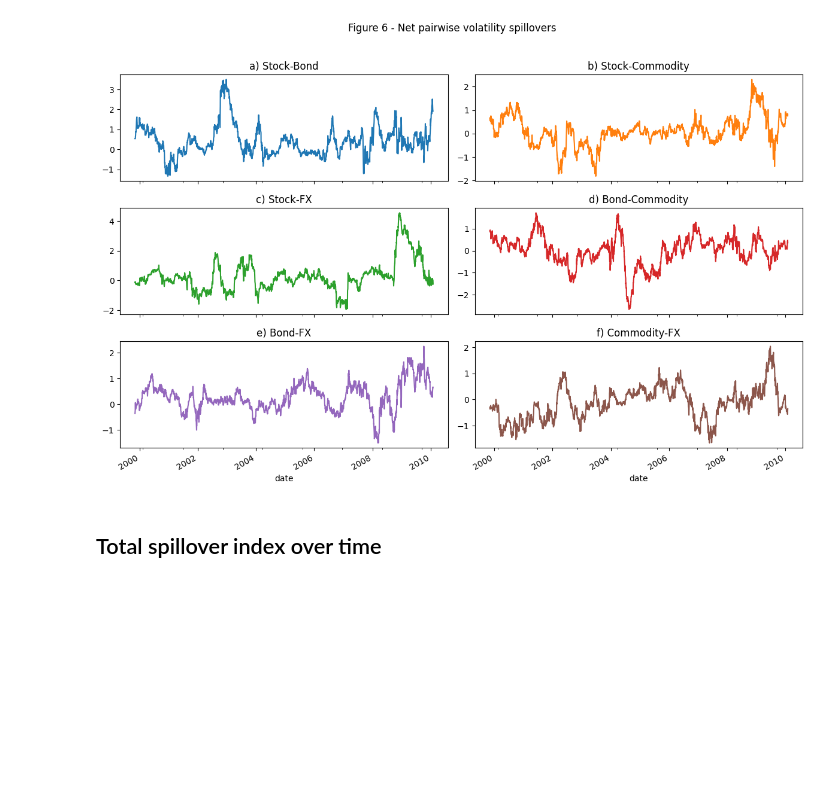
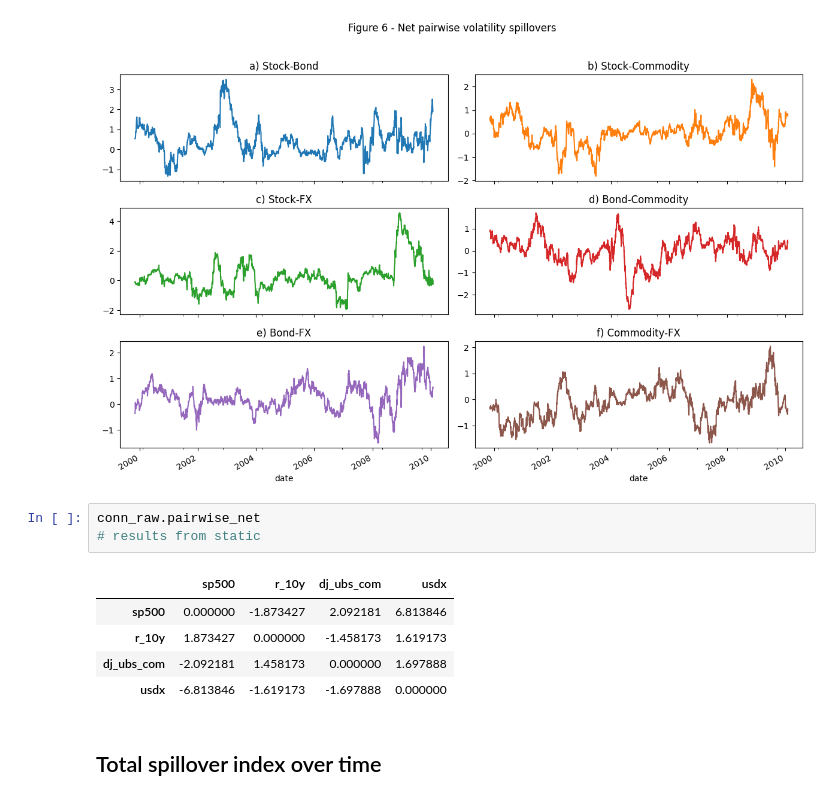
Before and after one commit to zstoi/PyConnectedness, a Jupyter notebook: examples/replicate_dy2012 - Kopie.ipynb, the cells around one changed output. Cells and saved outputs as stored; diff of their text form; blank space fills up the shorter version.

```diff
--- a/examples/replicate_dy2012 - Kopie.ipynb
+++ b/examples/replicate_dy2012 - Kopie.ipynb
@@ -208,6 +209,15 @@ plt.suptitle("Figure 6 - Net pairwise volatility spillovers")
 plt.tight_layout(rect=[0, 0, 1, 0.96]); plt.show()
 # %% [output]
 [figure]
+# %%
+conn_raw.pairwise_net
+# results from static
+# %% [output]
+|  | sp500 | r_10y | dj_ubs_com | usdx |
+| sp500 | 0.000000 | -1.873427 | 2.092181 | 6.813846 |
+| r_10y | 1.873427 | 0.000000 | -1.458173 | 1.619173 |
+| dj_ubs_com | -2.092181 | 1.458173 | 0.000000 | 1.697888 |
+| usdx | -6.813846 | -1.619173 | -1.697888 | 0.000000 |
 # %% [markdown]
 ## Total spillover index over time
 # %%
```
Also changed, not shown: parts of 2 cells of this notebook.
